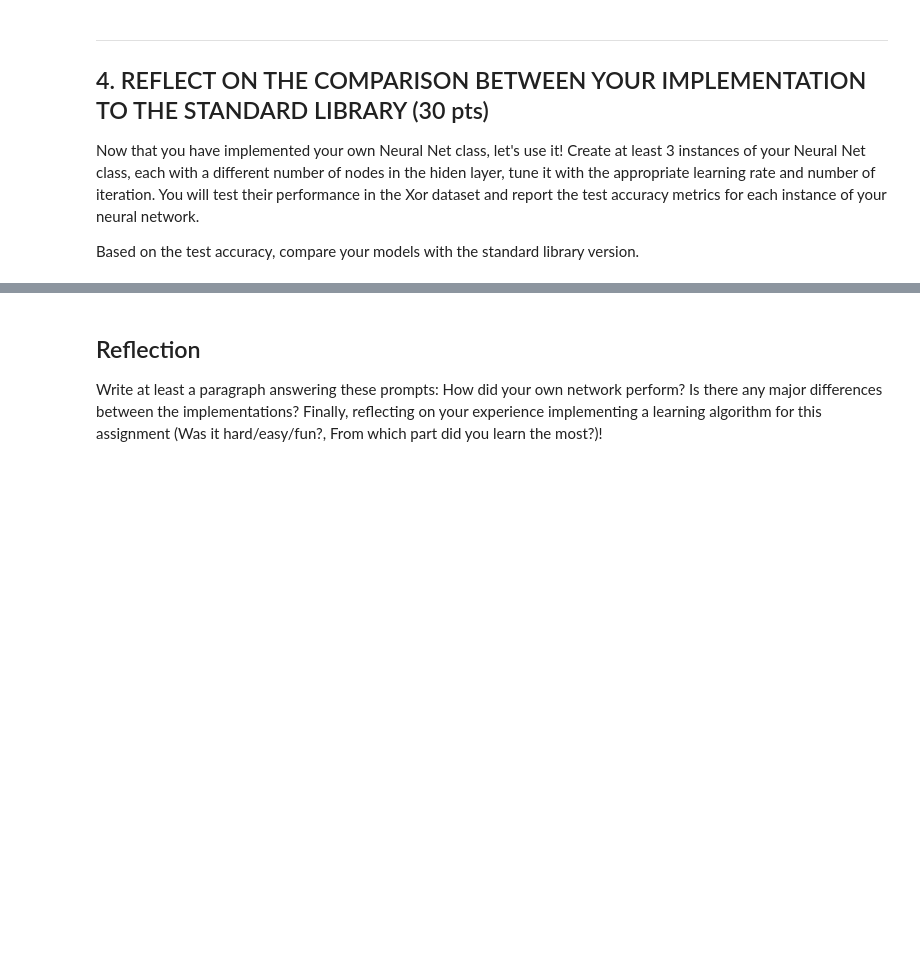
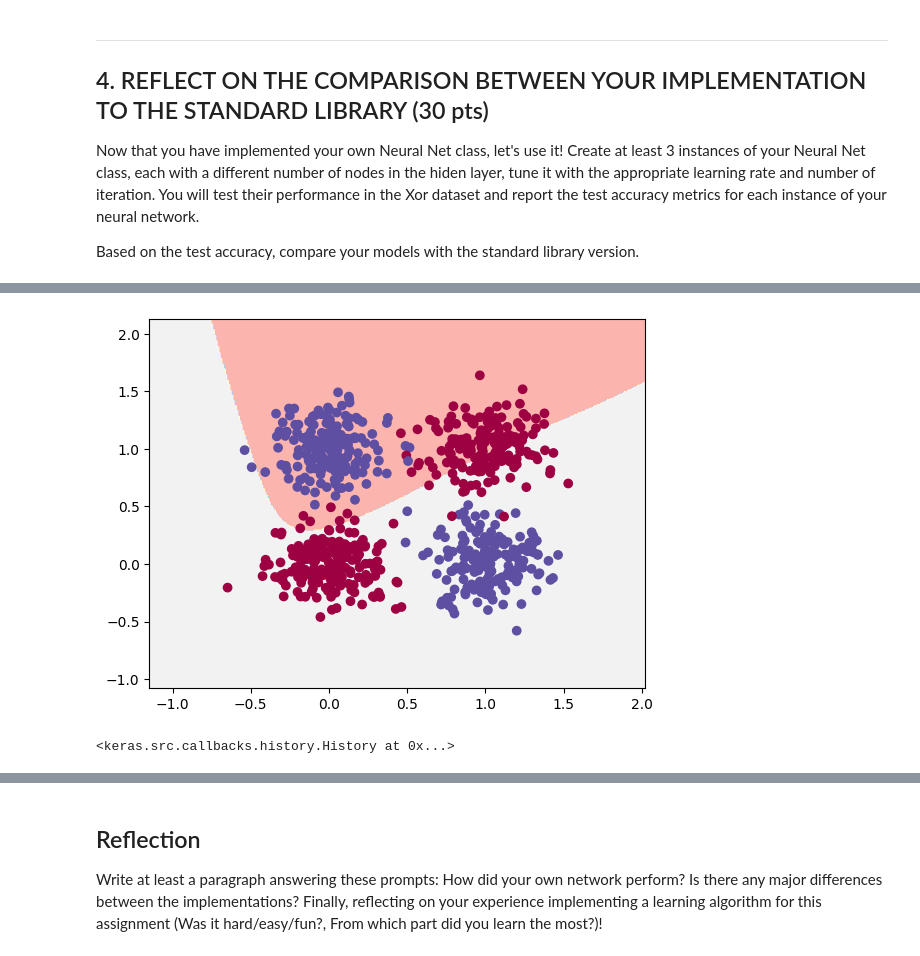
Before and after one commit to helen-yao/ML4VA, a Jupyter notebook: jdj9ng_assignment_4_ann.ipynb, the cells around one changed output, grey strips where cells are left out. Drawn from its saved outputs; the diff is of its cells as text; code cells hidden in the pictures; blank space fills up the shorter version.

```diff
--- a/jdj9ng_assignment_4_ann.ipynb
+++ b/jdj9ng_assignment_4_ann.ipynb
@@ -274,0 +471,16 @@ myModel1.plot_decision_boundary(X_train, y_train)
+# %%
+# MODEL 3 here
+n0 = 2 # input layer dimensionality
+n1 = 20 # hidden layer dimensionality
+n2 = 2 # output layer dimensionality
+alpha = 0.05 # learning rate for gradient descent
+epochs = 100 # number of iteration/epochs
+
+# Build a model with 3 layers
+myModel3 = MyNeuralNet(n0, n1, n2, alpha)
+myModel3.fit(X_train, y_train, epochs, X_val, y_val)
+print("Accuracy on the test set is ", myModel3.evaluate(X_test, y_test))
+
+# Plot the decision boundary
+myModel3.plot_decision_boundary(X_train, y_train)
+# %% [output]
@@ -274,0 +498,7 @@ myModel1.plot_decision_boundary(X_train, y_train)
+[figure, added]
+# %%
+# COMPARISONS WITH THE STANDARD LIBRARY
+std_model = build_model(optimizer="sgd")
+std_model.fit(X_train, to_categorical(y_train), batch_size = 32, epochs=100, verbose = 0)
+# %% [output]
+<keras.src.callbacks.history.History at 0x...>
```
Also changed, not shown: parts of 22 cells of this notebook.
